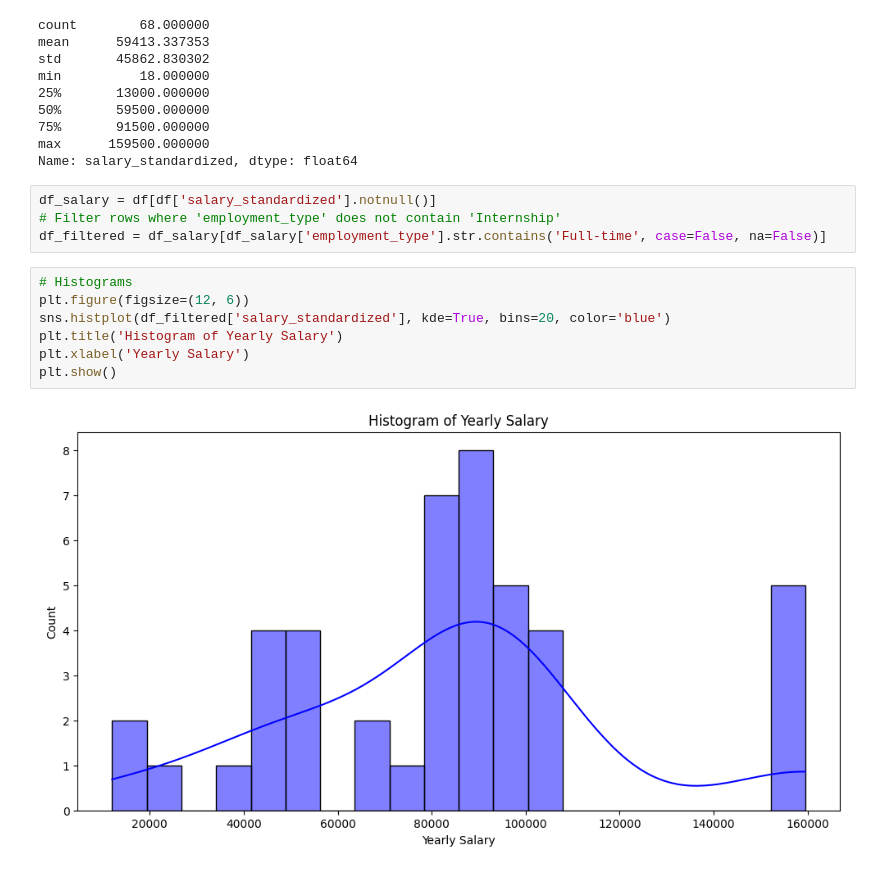
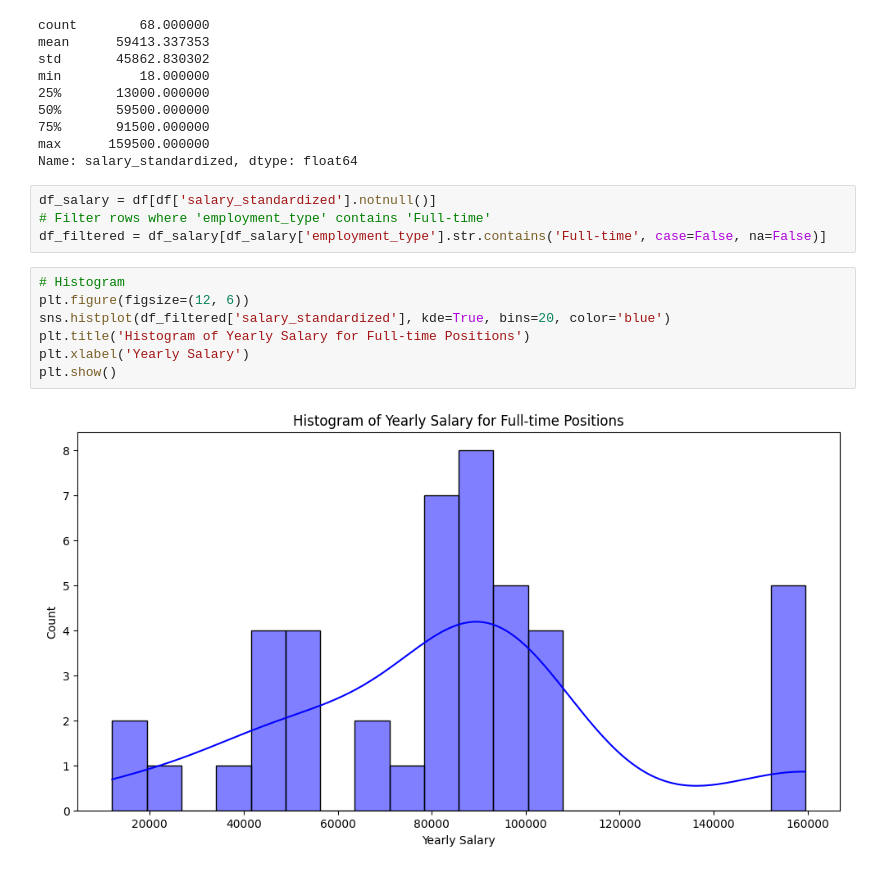
Before and after one commit to kariminus/Jobs-Analysis, a Jupyter notebook: 2_Salary_Analysis.ipynb, the cells around one changed output. Drawn from its saved outputs; the diff is of its cells as text.

```diff
--- a/2_Salary_Analysis.ipynb
+++ b/2_Salary_Analysis.ipynb
@@ -72,14 +72,14 @@ max      159500.000000
 Name: salary_standardized, dtype: float64
 # %%
 df_salary = df[df['salary_standardized'].notnull()]
-# Filter rows where 'employment_type' does not contain 'Internship'
+# Filter rows where 'employment_type' contains 'Full-time'
 df_filtered = df_salary[df_salary['employment_type'].str.contains('Full-time', case=False, na=False)]
 # %%
-# Histograms
+# Histogram
 plt.figure(figsize=(12, 6))
 sns.histplot(df_filtered['salary_standardized'], kde=True, bins=20, color='blue')
-plt.title('Histogram of Yearly Salary')
+plt.title('Histogram of Yearly Salary for Full-time Positions')
 plt.xlabel('Yearly Salary')
 plt.show()
 # %% [output]
-[figure, old version]
+[figure, new version]
```
Also changed, not shown: parts of 5 cells of this notebook, 1 other file.
